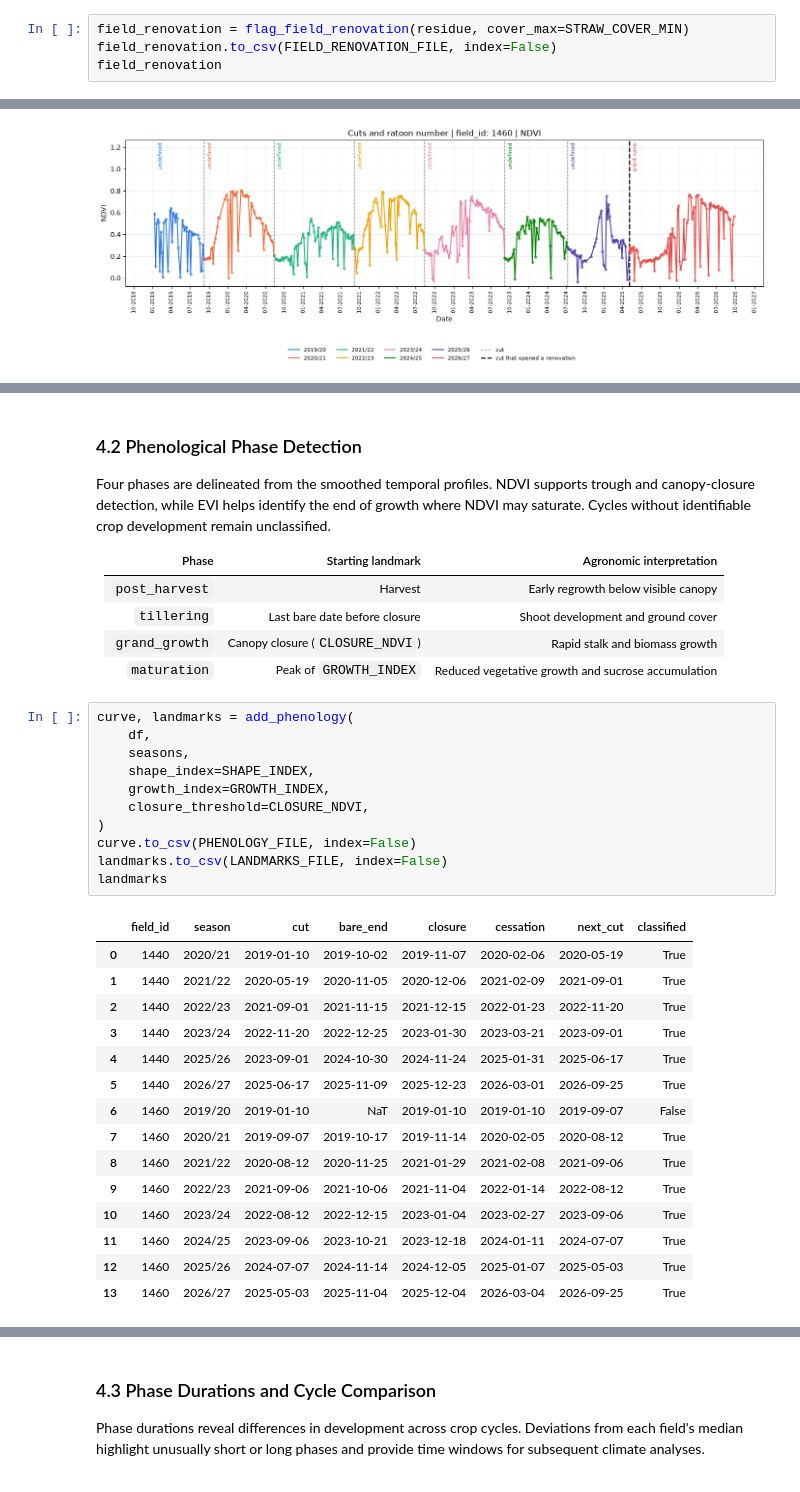
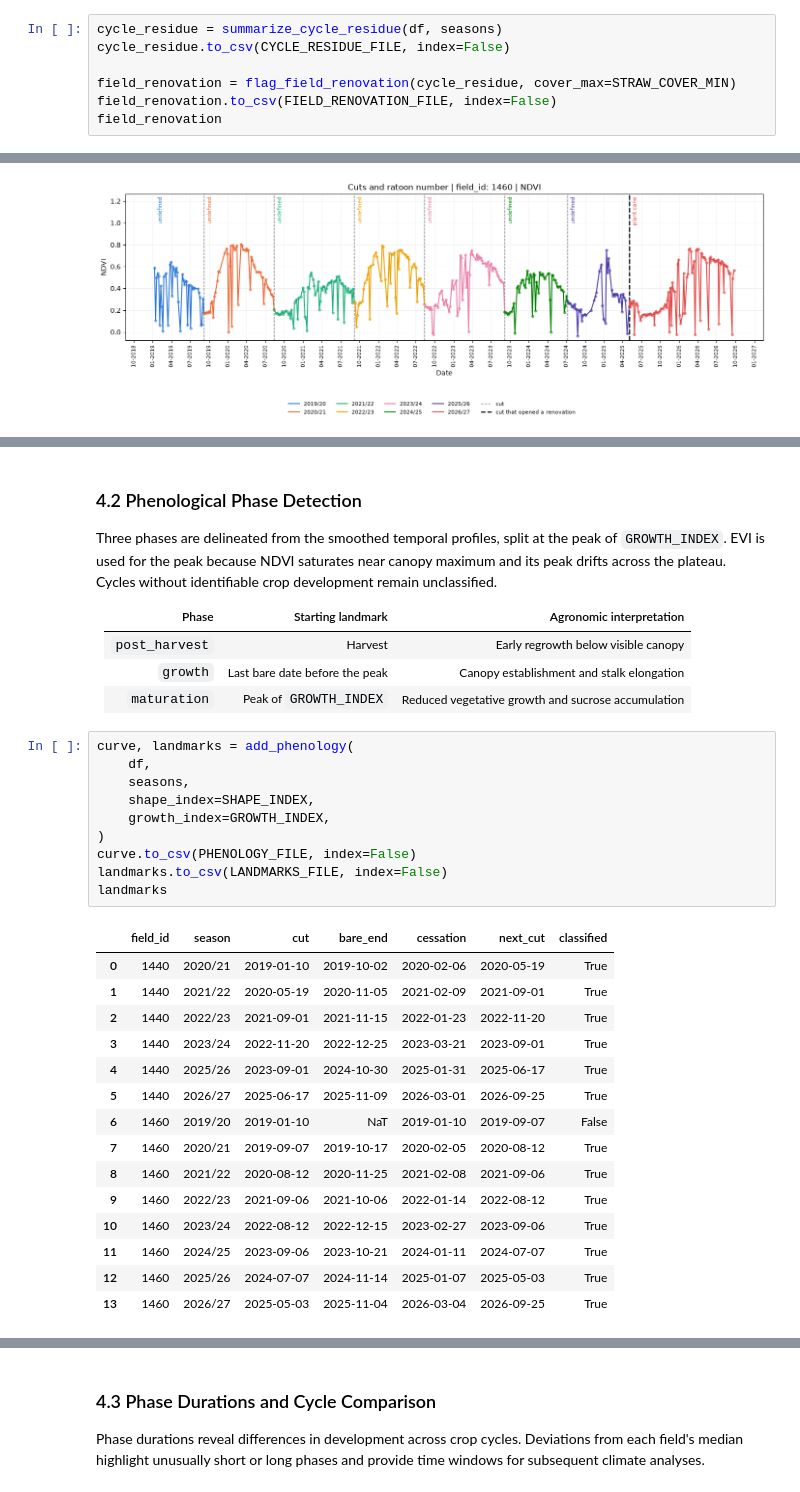
Before and after one commit to jfontenelli/cane_cycle, a Jupyter notebook: notebooks/sugarcane_cycle_analysis.ipynb, the cells around one changed output, grey strips where cells are left out. Drawn from its saved outputs; the diff is of its cells as text.

```diff
--- a/notebooks/sugarcane_cycle_analysis.ipynb
+++ b/notebooks/sugarcane_cycle_analysis.ipynb
@@ -228,5 +221,8 @@ This event marks the end of the previous stand. The following cycle is identifie
 # %%
-field_renovation = flag_field_renovation(residue, cover_max=STRAW_COVER_MIN)
+cycle_residue = summarize_cycle_residue(df, seasons)
+cycle_residue.to_csv(CYCLE_RESIDUE_FILE, index=False)
+
+field_renovation = flag_field_renovation(cycle_residue, cover_max=STRAW_COVER_MIN)
 field_renovation.to_csv(FIELD_RENOVATION_FILE, index=False)
 field_renovation
 # %% [output]
@@ -314,39 +312,37 @@ for field_id in FIELDS_TO_PLOT:
 # %% [markdown]
 ### 4.2 Phenological Phase Detection
 
-Four phases are delineated from the smoothed temporal profiles. NDVI supports trough and canopy-closure detection, while EVI helps identify the end of growth where NDVI may saturate. Cycles without identifiable crop development remain unclassified.
+Three phases are delineated from the smoothed temporal profiles, split at the peak of `GROWTH_INDEX`. EVI is used for the peak because NDVI saturates near canopy maximum and its peak drifts across the plateau. Cycles without identifiable crop development remain unclassified.
 
 | Phase | Starting landmark | Agronomic interpretation |
 |---|---|---|
 | `post_harvest` | Harvest | Early regrowth below visible canopy |
-| `tillering` | Last bare date before closure | Shoot development and ground cover |
-| `grand_growth` | Canopy closure (`CLOSURE_NDVI`) | Rapid stalk and biomass growth |
+| `growth` | Last bare date before the peak | Canopy establishment and stalk elongation |
 | `maturation` | Peak of `GROWTH_INDEX` | Reduced vegetative growth and sucrose accumulation |
 # %%
 curve, landmarks = add_phenology(
     df,
     seasons,
     shape_index=SHAPE_INDEX,
     growth_index=GROWTH_INDEX,
-    closure_threshold=CLOSURE_NDVI,
 )
 curve.to_csv(PHENOLOGY_FILE, index=False)
 landmarks.to_csv(LANDMARKS_FILE, index=False)
 landmarks
 # %% [output]
-|  | field_id | season | cut | bare_end | closure | cessation | next_cut | classified |
-| 0 | 1440 | 2020/21 | 2019-01-10 | 2019-10-02 | 2019-11-07 | 2020-02-06 | 2020-05-19 | True |
-| 1 | 1440 | 2021/22 | 2020-05-19 | 2020-11-05 | 2020-12-06 | 2021-02-09 | 2021-09-01 | True |
-| 2 | 1440 | 2022/23 | 2021-09-01 | 2021-11-15 | 2021-12-15 | 2022-01-23 | 2022-11-20 | True |
-| 3 | 1440 | 2023/24 | 2022-11-20 | 2022-12-25 | 2023-01-30 | 2023-03-21 | 2023-09-01 | True |
-| 4 | 1440 | 2025/26 | 2023-09-01 | 2024-10-30 | 2024-11-24 | 2025-01-31 | 2025-06-17 | True |
-| 5 | 1440 | 2026/27 | 2025-06-17 | 2025-11-09 | 2025-12-23 | 2026-03-01 | 2026-09-25 | True |
-| 6 | 1460 | 2019/20 | 2019-01-10 | NaT | 2019-01-10 | 2019-01-10 | 2019-09-07 | False |
-| 7 | 1460 | 2020/21 | 2019-09-07 | 2019-10-17 | 2019-11-14 | 2020-02-05 | 2020-08-12 | True |
-| 8 | 1460 | 2021/22 | 2020-08-12 | 2020-11-25 | 2021-01-29 | 2021-02-08 | 2021-09-06 | True |
-| 9 | 1460 | 2022/23 | 2021-09-06 | 2021-10-06 | 2021-11-04 | 2022-01-14 | 2022-08-12 | True |
-| 10 | 1460 | 2023/24 | 2022-08-12 | 2022-12-15 | 2023-01-04 | 2023-02-27 | 2023-09-06 | True |
-| 11 | 1460 | 2024/25 | 2023-09-06 | 2023-10-21 | 2023-12-18 | 2024-01-11 | 2024-07-07 | True |
-| 12 | 1460 | 2025/26 | 2024-07-07 | 2024-11-14 | 2024-12-05 | 2025-01-07 | 2025-05-03 | True |
-| 13 | 1460 | 2026/27 | 2025-05-03 | 2025-11-04 | 2025-12-04 | 2026-03-04 | 2026-09-25 | True |
+|  | field_id | season | cut | bare_end | cessation | next_cut | classified |
+| 0 | 1440 | 2020/21 | 2019-01-10 | 2019-10-02 | 2020-02-06 | 2020-05-19 | True |
+| 1 | 1440 | 2021/22 | 2020-05-19 | 2020-11-05 | 2021-02-09 | 2021-09-01 | True |
+| 2 | 1440 | 2022/23 | 2021-09-01 | 2021-11-15 | 2022-01-23 | 2022-11-20 | True |
+| 3 | 1440 | 2023/24 | 2022-11-20 | 2022-12-25 | 2023-03-21 | 2023-09-01 | True |
+| 4 | 1440 | 2025/26 | 2023-09-01 | 2024-10-30 | 2025-01-31 | 2025-06-17 | True |
+| 5 | 1440 | 2026/27 | 2025-06-17 | 2025-11-09 | 2026-03-01 | 2026-09-25 | True |
+| 6 | 1460 | 2019/20 | 2019-01-10 | NaT | 2019-01-10 | 2019-09-07 | False |
+| 7 | 1460 | 2020/21 | 2019-09-07 | 2019-10-17 | 2020-02-05 | 2020-08-12 | True |
+| 8 | 1460 | 2021/22 | 2020-08-12 | 2020-11-25 | 2021-02-08 | 2021-09-06 | True |
+| 9 | 1460 | 2022/23 | 2021-09-06 | 2021-10-06 | 2022-01-14 | 2022-08-12 | True |
+| 10 | 1460 | 2023/24 | 2022-08-12 | 2022-12-15 | 2023-02-27 | 2023-09-06 | True |
+| 11 | 1460 | 2024/25 | 2023-09-06 | 2023-10-21 | 2024-01-11 | 2024-07-07 | True |
+| 12 | 1460 | 2025/26 | 2024-07-07 | 2024-11-14 | 2025-01-07 | 2025-05-03 | True |
+| 13 | 1460 | 2026/27 | 2025-05-03 | 2025-11-04 | 2026-03-04 | 2026-09-25 | True |
 # %%
```
Also changed, not shown: parts of 13 cells of this notebook, 11 other files.
